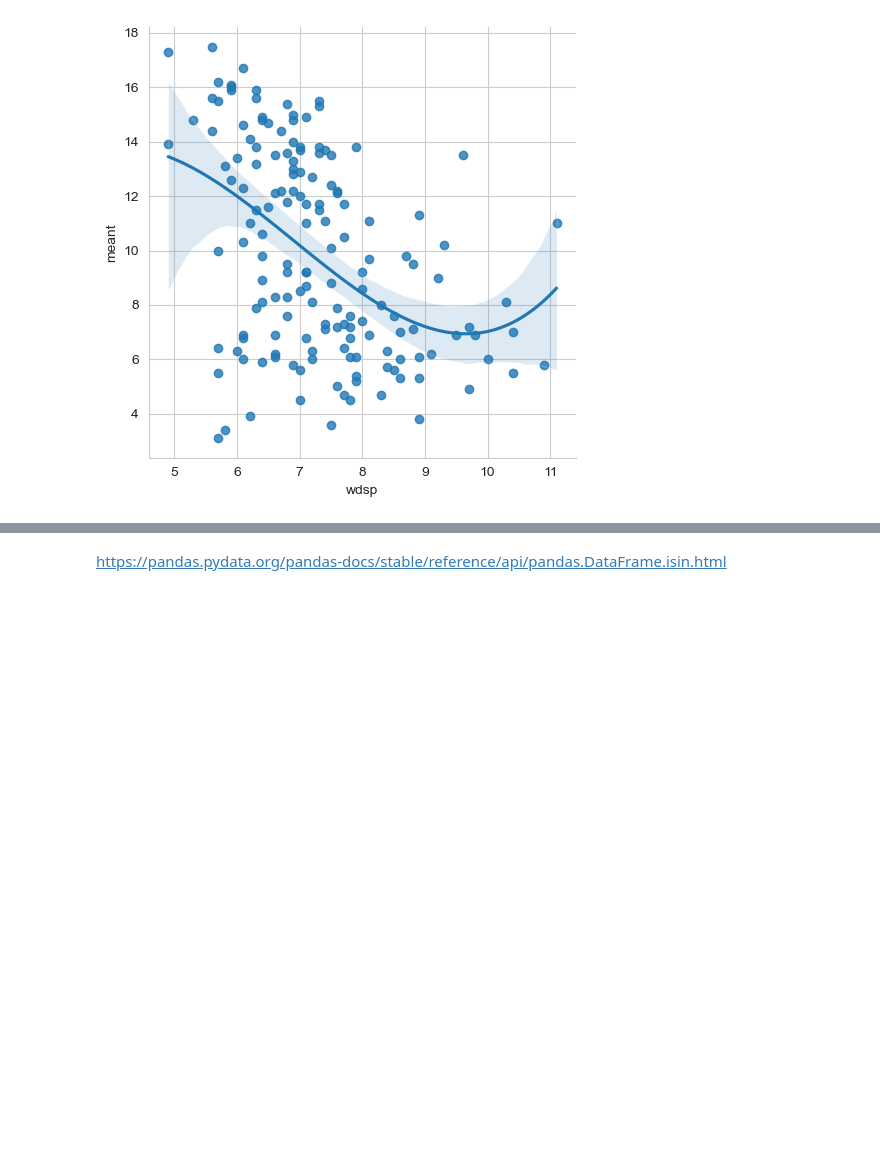
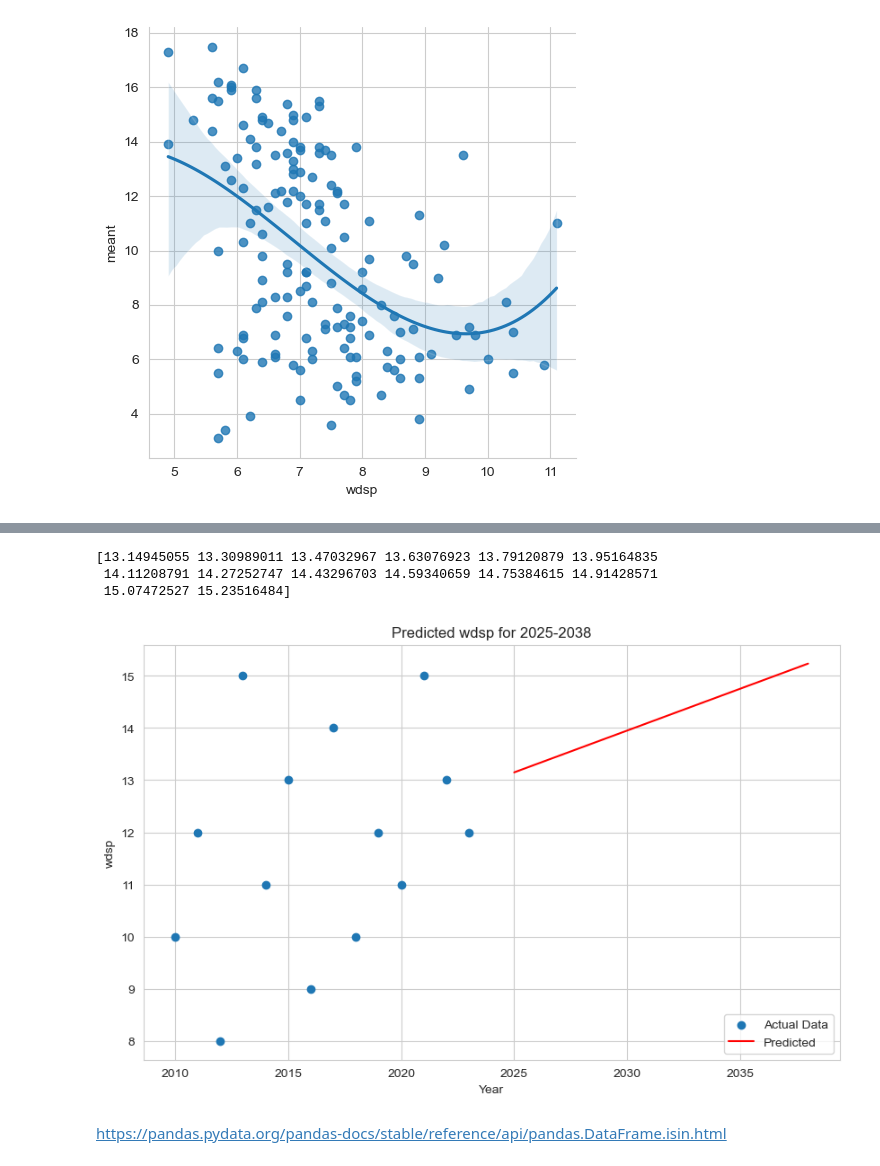
Before and after one commit to MattiDoubleU/PFDA, a Jupyter notebook: Project/Project2024.ipynb, the cells around one changed output, grey strips where cells are left out. Saved outputs shown, nothing was run; the diff lists cells and outputs as text; code cells hidden in the pictures; blank space fills up the shorter version.

```diff
--- a/Project/Project2024.ipynb
+++ b/Project/Project2024.ipynb
@@ -456,2 +540,43 @@ plt.show()
+# %%
+import pandas as pd
+import matplotlib.pyplot as plt
+from sklearn.linear_model import LinearRegression
+
+# Sample data.
+data = {'year': [2010, 2011, 2012, 2013, 2014, 2015, 2016, 2017, 2018, 2019, 2020, 2021, 2022, 2023],
+        'wdsp': [10, 12, 8, 15, 11, 13, 9, 14, 10, 12, 11, 15, 13, 12]}
+df = pd.DataFrame(data)
+
+# Prepare Data.
+X = df[['year']]
+y = df['wdsp']
+
+# Create and train the model.
+model = LinearRegression()
+model.fit(X, y)
+
+# Create a dataframe for future predictions.
+future_years = pd.DataFrame({'year': range(2025, 2039)})
+
+# Make predictions for future years.
+future_predictions = model.predict(future_years)
+
+print(future_predictions)
+
+# Plot.
+plt.figure(figsize=(10, 6))
+plt.scatter(df['year'], df['wdsp'], label='Actual Data')
+plt.plot(future_years['year'], future_predictions, color='red', label='Predicted')
+plt.xlabel('Year')
+plt.ylabel('wdsp')
+plt.title('Predicted wdsp for 2025-2038')
+plt.legend()
+plt.grid(True)
+plt.show()
+# %% [output]
+[13.14945055 13.30989011 13.47032967 13.63076923 13.79120879 13.95164835
+ 14.11208791 14.27252747 14.43296703 14.59340659 14.75384615 14.91428571
+ 15.07472527 15.23516484]
+[figure, added]
 # %% [markdown]
 https://pandas.pydata.org/pandas-docs/stable/reference/api/pandas.DataFrame.isin.html
```
Also changed, not shown: parts of 30 cells of this notebook.
